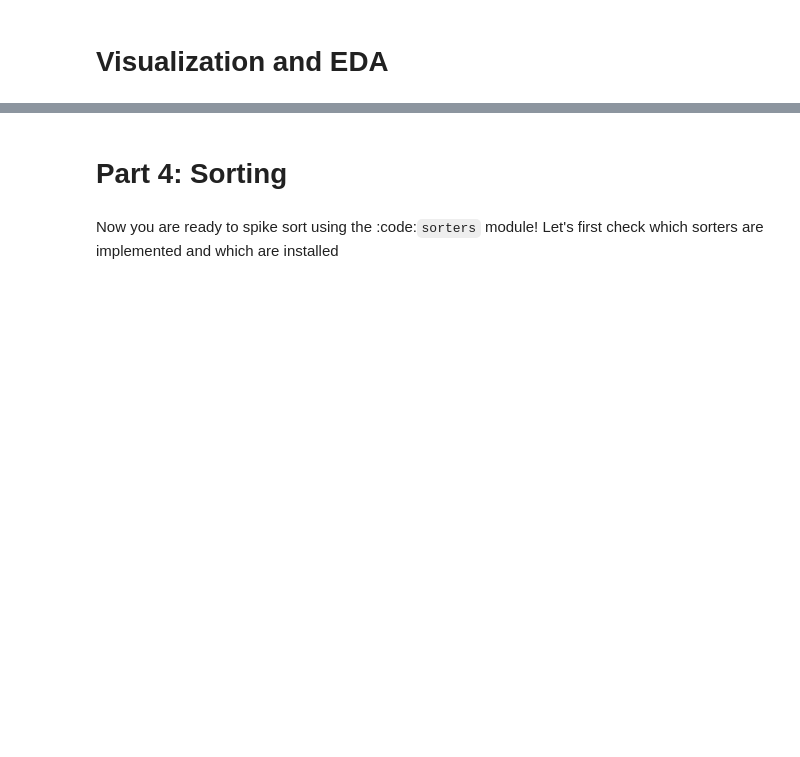
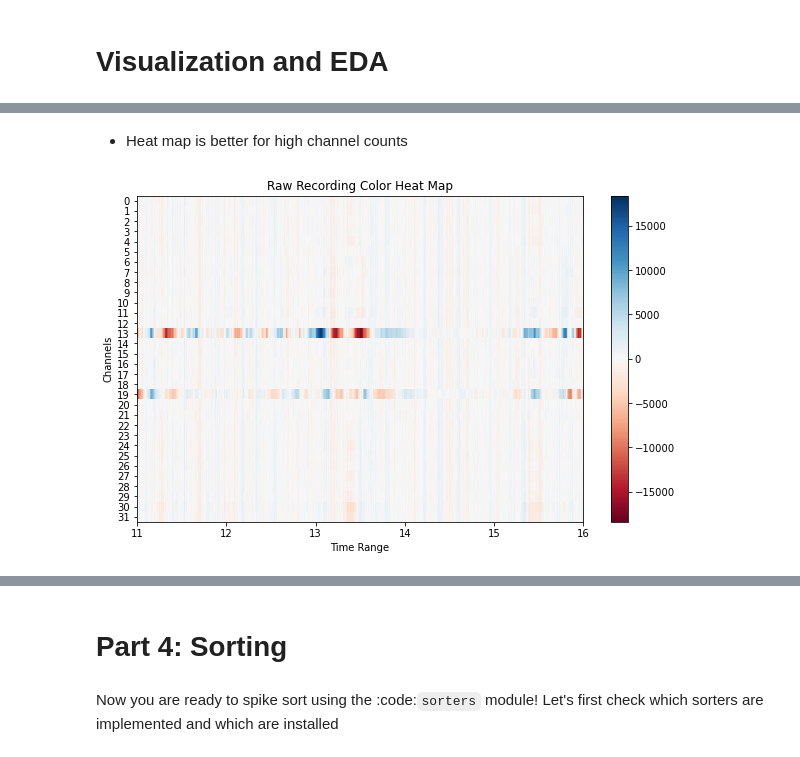
Before and after one commit to padillacoreanolab/spike_sorting, a Jupyter notebook: jupyter_notebooks/01_preprocessing_and_spike_sorting.ipynb, the cells around one changed output, grey strips where cells are left out. Saved outputs shown, nothing was run; the diff lists cells and outputs as text; code cells hidden in the pictures; blank space fills up the shorter version.

```diff
--- a/jupyter_notebooks/01_preprocessing_and_spike_sorting.ipynb
+++ b/jupyter_notebooks/01_preprocessing_and_spike_sorting.ipynb
@@ -486,0 +574,10 @@ ValueError: Stop!
+# %% [markdown]
+- Heat map is better for high channel counts
+# %%
+w_ts = sw.plot_timeseries(recording, time_range=time_range, mode="map", show_channel_ids=True,)
+plt.title("Raw Recording Color Heat Map")
+plt.xlabel("Time Range")
+plt.ylabel("Channels")
+plt.show()
+# %% [output]
+[figure, added]
```
Also changed, not shown: parts of 81 cells of this notebook, 1 other file.
